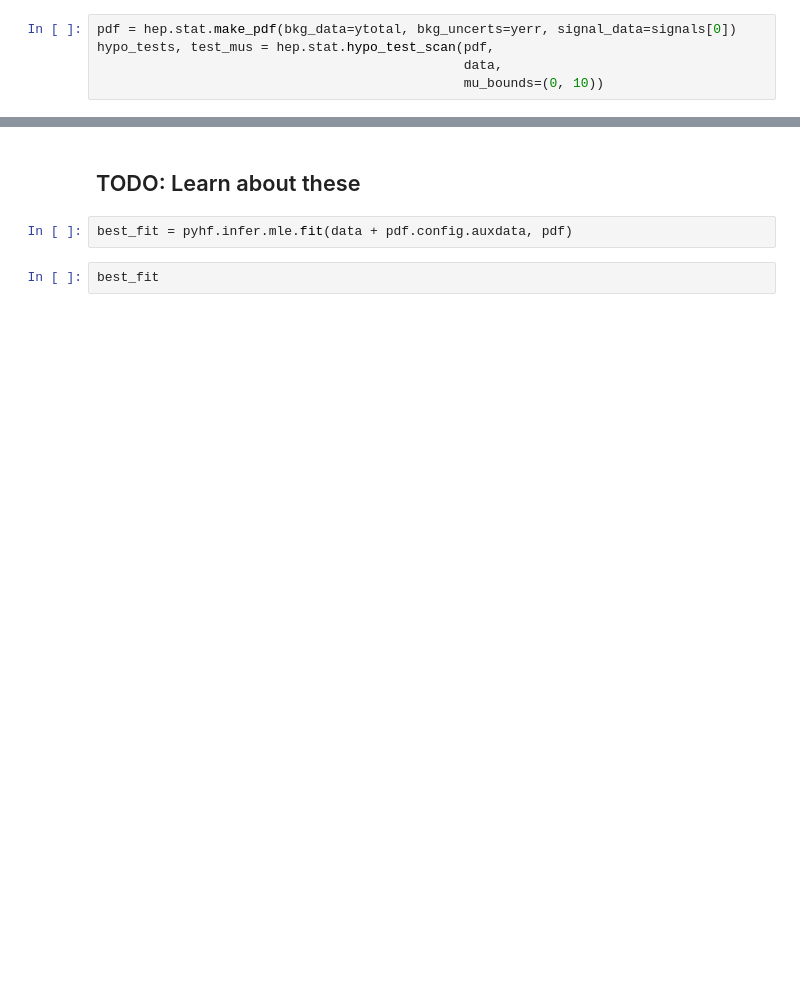
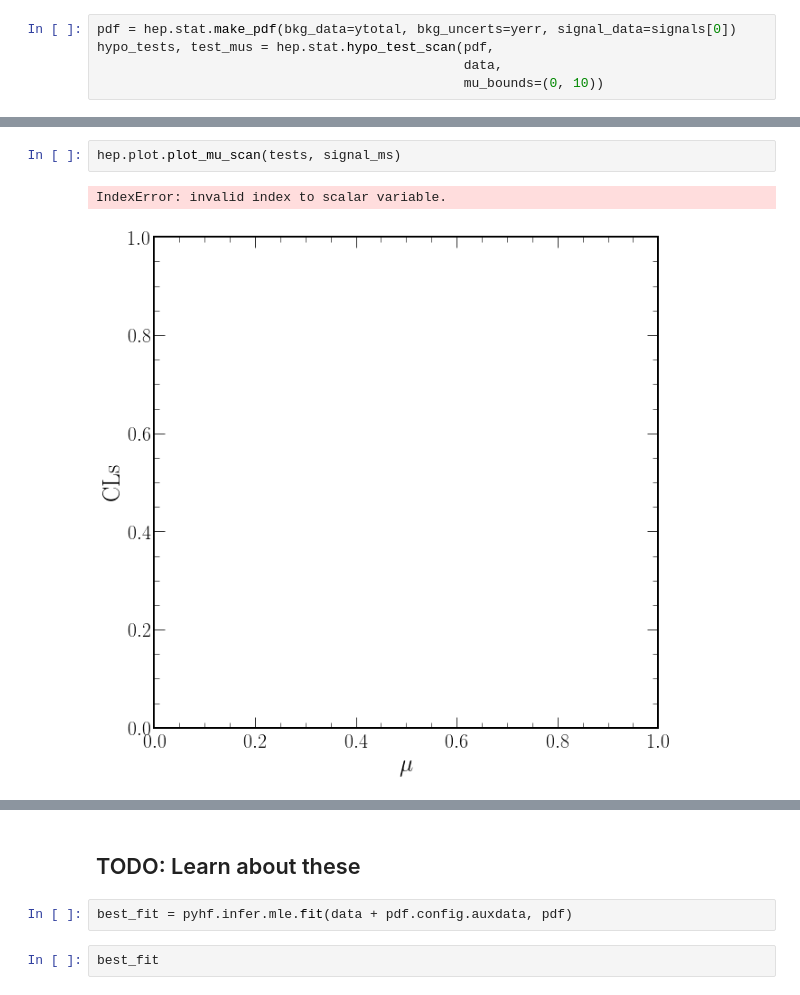
Before and after one commit to rreece/statistics-notebooks, a Jupyter notebook: notebooks/pyhf-hello-world.ipynb, the cells around one changed output, grey strips where cells are left out. Drawn from its saved outputs; the diff is of its cells as text; blank space fills up the shorter version.

```diff
--- a/notebooks/pyhf-hello-world.ipynb
+++ b/notebooks/pyhf-hello-world.ipynb
@@ -143,0 +197,5 @@ hep.stat.invert_interval(hypo_tests, test_mus)
+# %%
+hep.plot.plot_mu_scan(tests, signal_ms)
+# %% [output]
+IndexError: invalid index to scalar variable.
+[figure, added]
```
Also changed, not shown: parts of 24 cells of this notebook, 2 other files.
